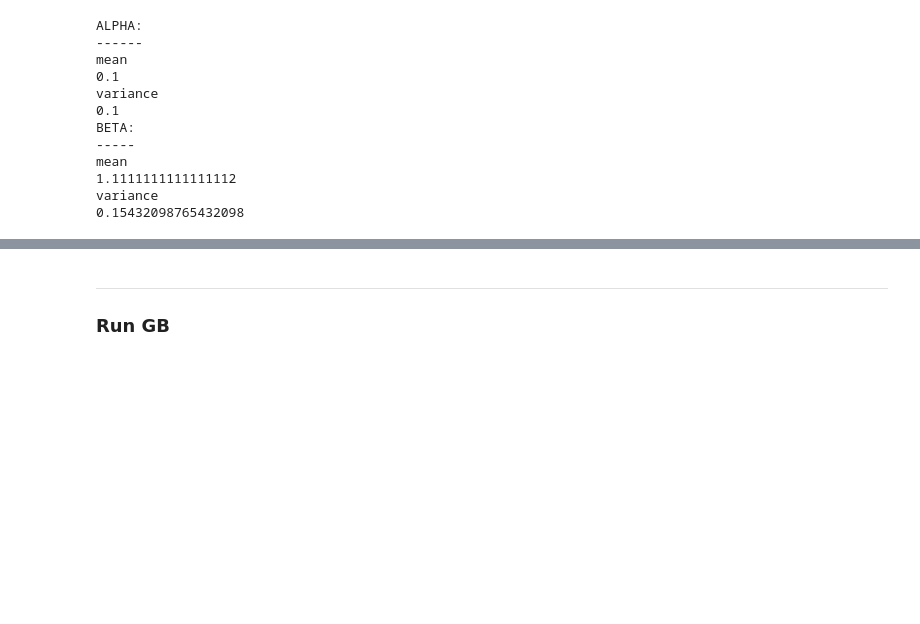
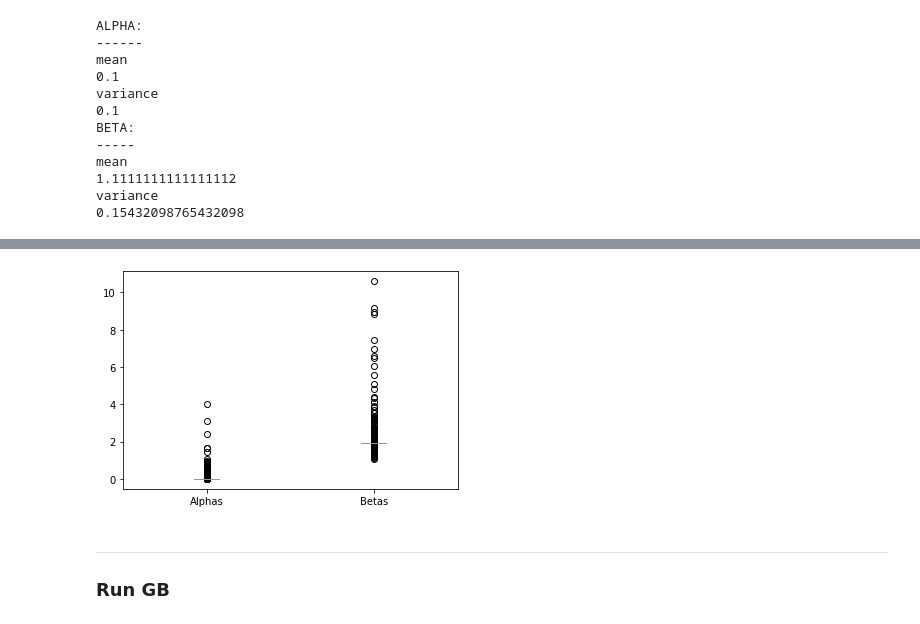
Before and after one commit to trouleau/var-wold, a Jupyter notebook: notebook/real-datasets/1-wt-email-Eu-core.ipynb, the cells around one changed output, grey strips where cells are left out. Cells and saved outputs as stored; diff of their text form; code cells hidden in the pictures; blank space fills up the shorter version.

```diff
--- a/notebook/real-datasets/1-wt-email-Eu-core.ipynb
+++ b/notebook/real-datasets/1-wt-email-Eu-core.ipynb
@@ -546,3 +461,7 @@ Prec@20: 0.20
+# %%
+plt.boxplot([adj_hat.flatten(), beta_hat.flatten()], labels=['Alphas', 'Betas']);
+# %% [output]
+[figure, added]
 # %% [markdown]
 ---
 
```
Also changed, not shown: parts of 22 cells of this notebook, 4 other files.
